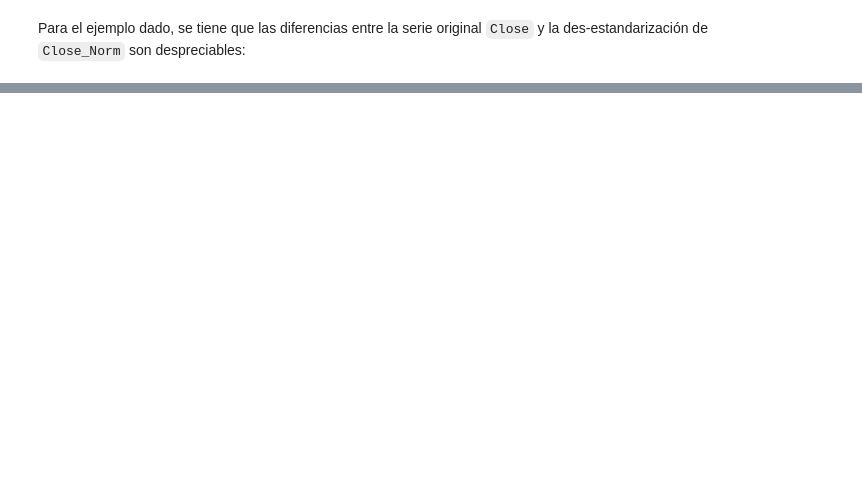
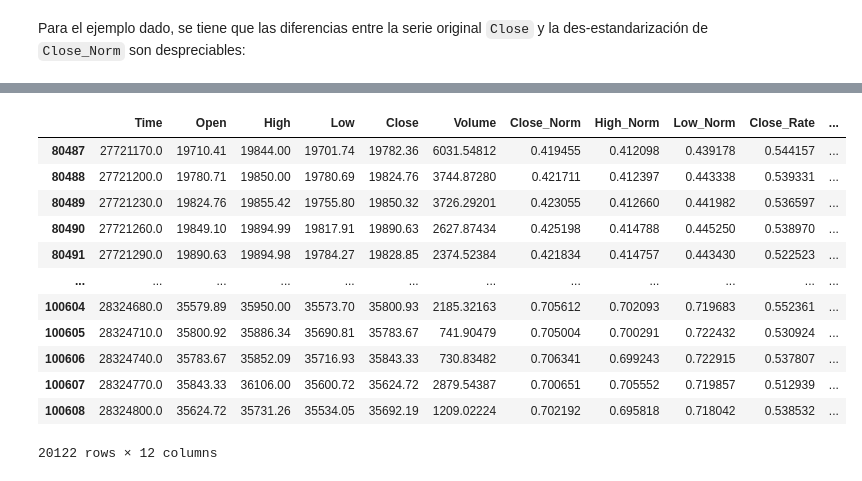
Before and after one commit to AlbertNath/BTC-LSTM, a Jupyter notebook: src/python/jnotes/03 Limpieza y transformación.ipynb, the cells around one changed output, grey strips where cells are left out. Saved outputs shown, nothing was run; the diff lists cells and outputs as text; code cells hidden in the pictures; blank space fills up the shorter version.

```diff
--- a/src/python/jnotes/03 Limpieza y transformación.ipynb
+++ b/src/python/jnotes/03 Limpieza y transformación.ipynb
@@ -260,0 +296,16 @@ plt.show()
+# %%
+validation
+# %% [output]
+|  | Time | Open | High | Low | Close | Volume | Close_Norm | High_Norm | Low_Norm | Close_Rate | ... |
+| 80487 | 27721170.0 | 19710.41 | 19844.00 | 19701.74 | 19782.36 | 6031.54812 | 0.419455 | 0.412098 | 0.439178 | 0.544157 | ... |
+| 80488 | 27721200.0 | 19780.71 | 19850.00 | 19780.69 | 19824.76 | 3744.87280 | 0.421711 | 0.412397 | 0.443338 | 0.539331 | ... |
+| 80489 | 27721230.0 | 19824.76 | 19855.42 | 19755.80 | 19850.32 | 3726.29201 | 0.423055 | 0.412660 | 0.441982 | 0.536597 | ... |
+| 80490 | 27721260.0 | 19849.10 | 19894.99 | 19817.91 | 19890.63 | 2627.87434 | 0.425198 | 0.414788 | 0.445250 | 0.538970 | ... |
+| 80491 | 27721290.0 | 19890.63 | 19894.98 | 19784.27 | 19828.85 | 2374.52384 | 0.421834 | 0.414757 | 0.443430 | 0.522523 | ... |
+| ... | ... | ... | ... | ... | ... | ... | ... | ... | ... | ... | ... |
+| 100604 | 28324680.0 | 35579.89 | 35950.00 | 35573.70 | 35800.93 | 2185.32163 | 0.705612 | 0.702093 | 0.719683 | 0.552361 | ... |
+| 100605 | 28324710.0 | 35800.92 | 35886.34 | 35690.81 | 35783.67 | 741.90479 | 0.705004 | 0.700291 | 0.722432 | 0.530924 | ... |
+| 100606 | 28324740.0 | 35783.67 | 35852.09 | 35716.93 | 35843.33 | 730.83482 | 0.706341 | 0.699243 | 0.722915 | 0.537807 | ... |
+| 100607 | 28324770.0 | 35843.33 | 36106.00 | 35600.72 | 35624.72 | 2879.54387 | 0.700651 | 0.705552 | 0.719857 | 0.512939 | ... |
+| 100608 | 28324800.0 | 35624.72 | 35731.26 | 35534.05 | 35692.19 | 1209.02224 | 0.702192 | 0.695818 | 0.718042 | 0.538532 | ... |
+20122 rows × 12 columns
```
Also changed, not shown: parts of 8 cells of this notebook, 16 other files.
